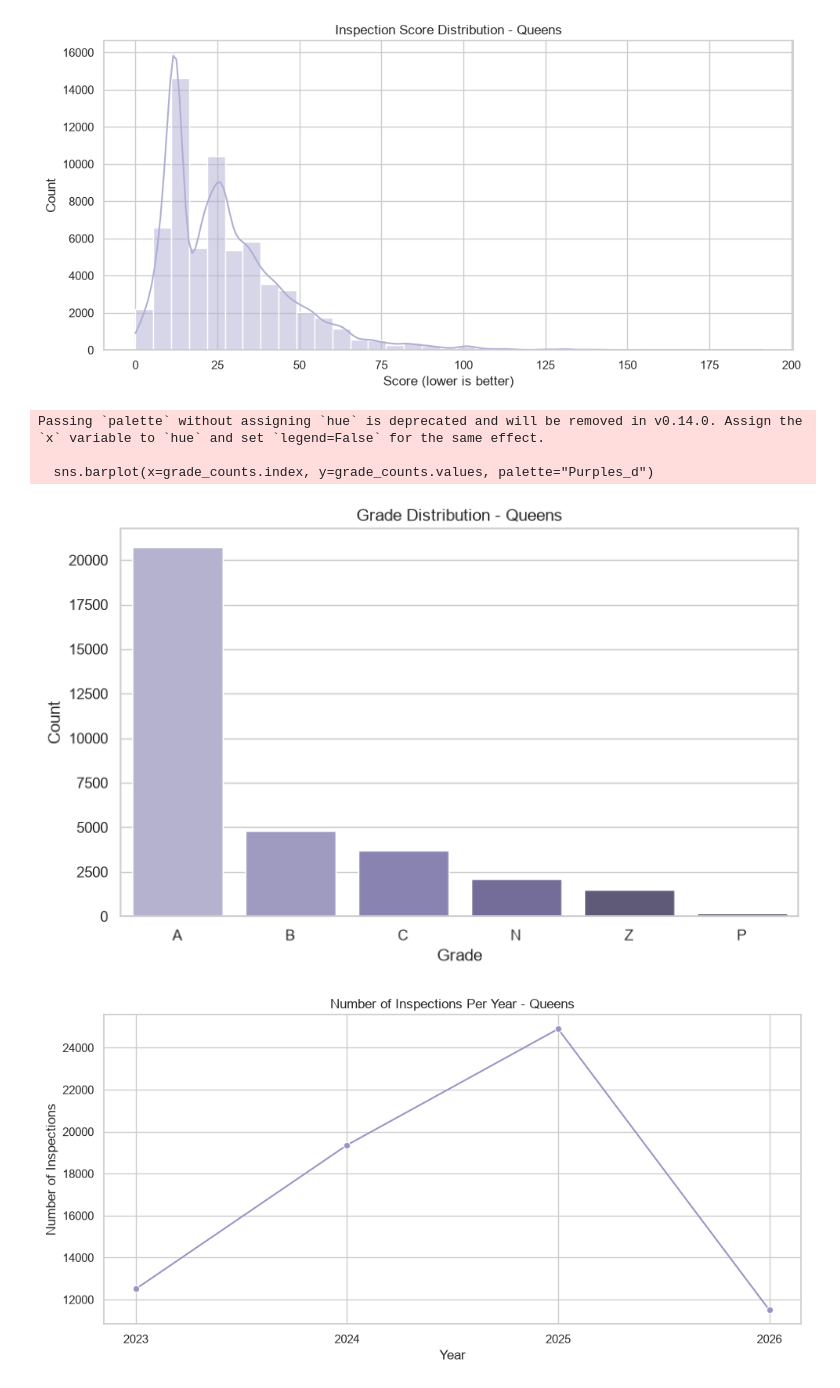
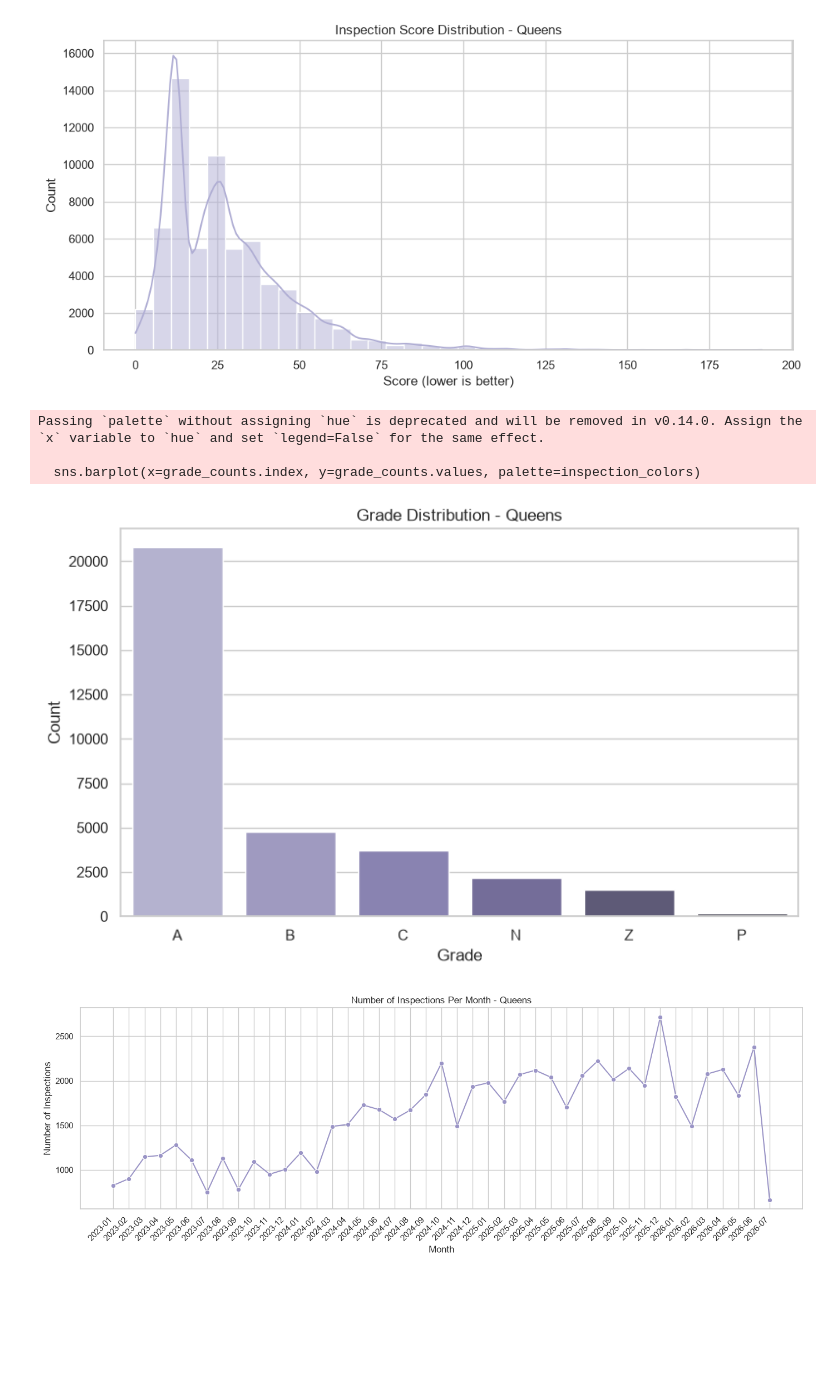
Before and after one commit to ac11599/nyc-restaurant-inspections, a Jupyter notebook: NYC-restaurant-inspections.ipynb, the cells around one changed output. Drawn from its saved outputs; the diff is of its cells as text; code cells hidden in the pictures; blank space fills up the shorter version.

Commit message:
data for rodents complete

```diff
--- a/NYC-restaurant-inspections.ipynb
+++ b/NYC-restaurant-inspections.ipynb
@@ -77,0 +72,5 @@ complaints_df = pd.read_csv(StringIO(response.text))
+# %%
+# Data Visualization Setup
+sns.set_theme(style="whitegrid")
+inspection_colors = sns.color_palette("Purples_d")
+rodent_colors = sns.color_palette("Reds")
@@ -134,7 +166,7 @@ plt.show()
 grade_counts = inspections_df['grade'].value_counts()
 
 plt.figure(figsize=(8, 5))
-sns.barplot(x=grade_counts.index, y=grade_counts.values, palette="Purples_d")
+sns.barplot(x=grade_counts.index, y=grade_counts.values, palette=inspection_colors)
 plt.title('Grade Distribution - Queens')
 plt.xlabel('Grade')
 plt.ylabel('Count')
@@ -143,23 +175,23 @@ plt.show()
 # %% [output]
 Passing `palette` without assigning `hue` is deprecated and will be removed in v0.14.0. Assign the `x` variable to `hue` and set `legend=False` for the same effect.
 
-  sns.barplot(x=grade_counts.index, y=grade_counts.values, palette="Purples_d")
+  sns.barplot(x=grade_counts.index, y=grade_counts.values, palette=inspection_colors)
 [figure]
 # %%
 # Number of Inspections Per Year - Queens
-inspections_df['year'] = pd.to_datetime(inspections_df['inspection_date']).dt.year
-year_counts = inspections_df['year'].value_counts().sort_index()
+inspections_df['month'] = pd.to_datetime(inspections_df['inspection_date']).dt.to_period('M')
+month_counts = inspections_df['month'].value_counts().sort_index()
 
-plt.figure(figsize=(10, 5))
-sns.lineplot(x=year_counts.index, y=year_counts.values, marker='o', color=colors[1])
-plt.title('Number of Inspections Per Year - Queens')
-plt.xlabel('Year')
+plt.figure(figsize=(14, 5))
+sns.lineplot(x=month_counts.index.astype(str), y=month_counts.values, marker='o', color=inspection_colors[1])
+plt.title('Number of Inspections Per Month - Queens')
+plt.xlabel('Month')
 plt.ylabel('Number of Inspections')
-plt.xticks(year_counts.index, year_counts.index.astype(int))
+plt.xticks(rotation=45, ha='right')
 plt.tight_layout()
 plt.show()
 # %% [output]
-[figure, old version]
+[figure, new version]
 # %%
 # Top 20 Cuisine Types by Number of Inspections - Queens
 top_cuisines = inspections_df['cuisine_description'].value_counts().head(20)
```
Also changed, not shown: parts of 26 cells of this notebook.
